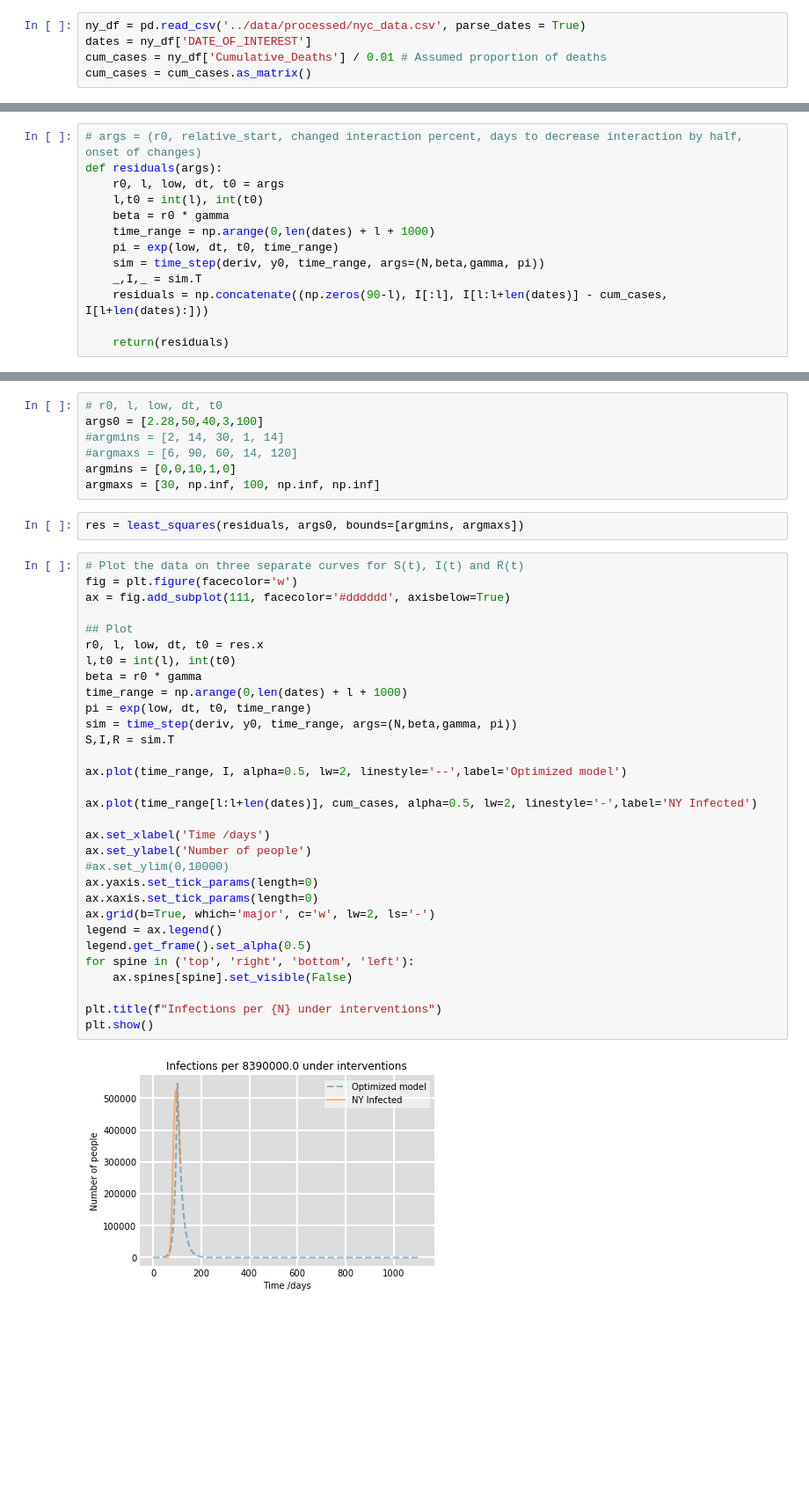
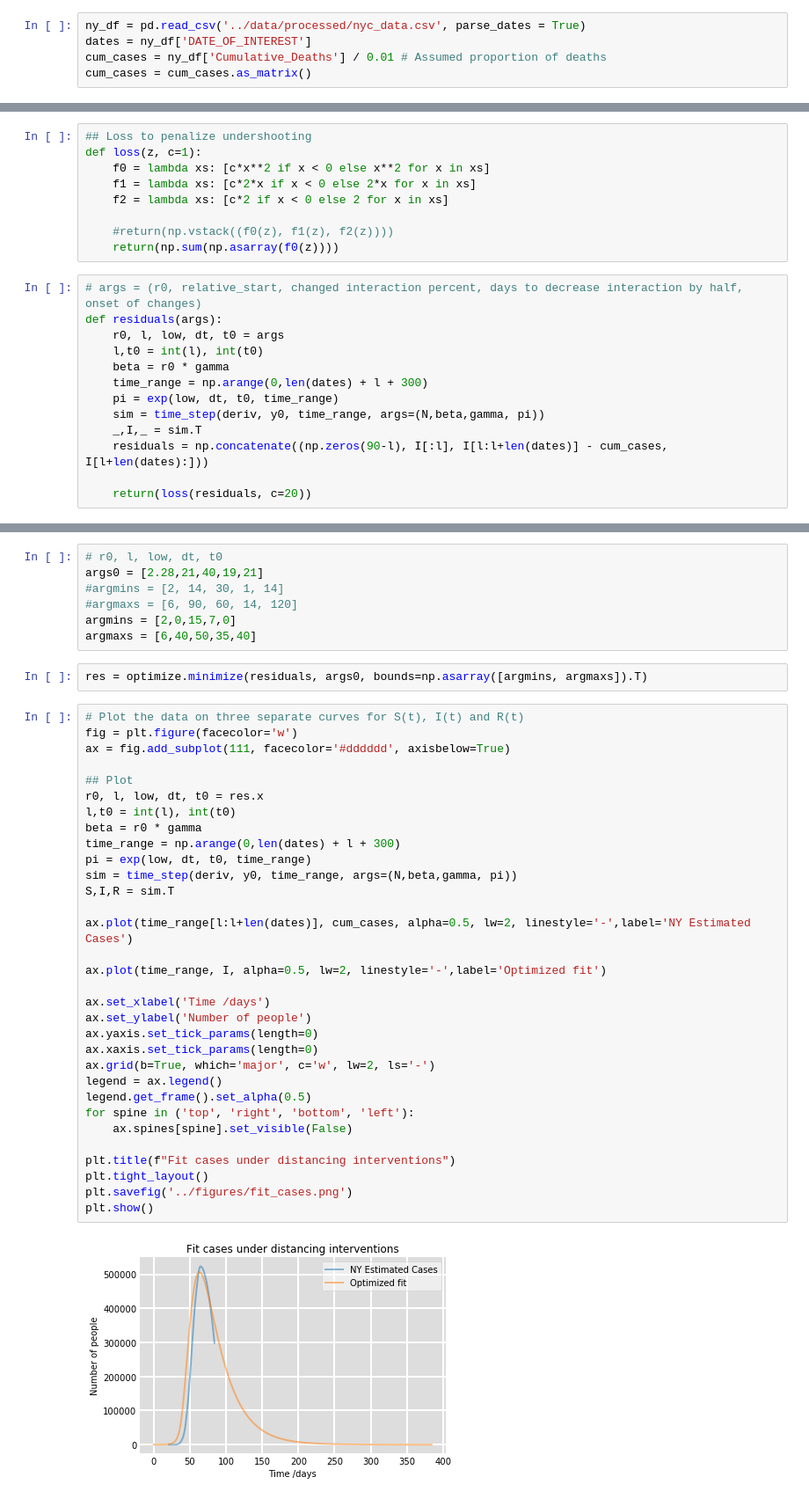
Before and after one commit to rflperry/553.738_final, a Jupyter notebook: notebooks/4-rp-optimize_nyc.ipynb, the cells around one changed output, grey strips where cells are left out. Shown at 88% size. Cells and saved outputs as stored; diff of their text form; blank space fills up the shorter version.

Commit message:
optimized

```diff
--- a/notebooks/4-rp-optimize_nyc.ipynb
+++ b/notebooks/4-rp-optimize_nyc.ipynb
@@ -57,16 +57,25 @@ def exp(low, dt, t0, ts):
     pi[t0:-1] = (1 - low/100) * np.exp(c*(ts[t0:]-ts[t0])) + low/100
 
     return(pi)
+# %%
+## Loss to penalize undershooting
+def loss(z, c=1):
+    f0 = lambda xs: [c*x**2 if x < 0 else x**2 for x in xs]
+    f1 = lambda xs: [c*2*x if x < 0 else 2*x for x in xs]
+    f2 = lambda xs: [c*2 if x < 0 else 2 for x in xs]
+
+    #return(np.vstack((f0(z), f1(z), f2(z))))
+    return(np.sum(np.asarray(f0(z))))
 # %%
 # args = (r0, relative_start, changed interaction percent, days to decrease interaction by half, onset of changes)
 def residuals(args):
     r0, l, low, dt, t0 = args
     l,t0 = int(l), int(t0)
     beta = r0 * gamma
-    time_range = np.arange(0,len(dates) + l + 1000)
+    time_range = np.arange(0,len(dates) + l + 300)
     pi = exp(low, dt, t0, time_range)
     sim = time_step(deriv, y0, time_range, args=(N,beta,gamma, pi))
     _,I,_ = sim.T
     residuals = np.concatenate((np.zeros(90-l), I[:l], I[l:l+len(dates)] - cum_cases, I[l+len(dates):]))
 
-    return(residuals)
+    return(loss(residuals, c=20))
@@ -73,42 +90,43 @@ def residuals(args):
 # %%
 # r0, l, low, dt, t0
-args0 = [2.28,50,40,3,100]
+args0 = [2.28,21,40,19,21]
 #argmins = [2, 14, 30, 1, 14]
 #argmaxs = [6, 90, 60, 14, 120]
-argmins = [0,0,10,1,0]
-argmaxs = [30, np.inf, 100, np.inf, np.inf]
+argmins = [2,0,15,7,0]
+argmaxs = [6,40,50,35,40]
 # %%
-res = least_squares(residuals, args0, bounds=[argmins, argmaxs])
+res = optimize.minimize(residuals, args0, bounds=np.asarray([argmins, argmaxs]).T)
 # %%
 # Plot the data on three separate curves for S(t), I(t) and R(t)
 fig = plt.figure(facecolor='w')
 ax = fig.add_subplot(111, facecolor='#dddddd', axisbelow=True)
 
 ## Plot
 r0, l, low, dt, t0 = res.x
 l,t0 = int(l), int(t0)
 beta = r0 * gamma
-time_range = np.arange(0,len(dates) + l + 1000)
+time_range = np.arange(0,len(dates) + l + 300)
 pi = exp(low, dt, t0, time_range)
 sim = time_step(deriv, y0, time_range, args=(N,beta,gamma, pi))
 S,I,R = sim.T
 
-ax.plot(time_range, I, alpha=0.5, lw=2, linestyle='--',label='Optimized model')
+ax.plot(time_range[l:l+len(dates)], cum_cases, alpha=0.5, lw=2, linestyle='-',label='NY Estimated Cases')
 
-ax.plot(time_range[l:l+len(dates)], cum_cases, alpha=0.5, lw=2, linestyle='-',label='NY Infected')
+ax.plot(time_range, I, alpha=0.5, lw=2, linestyle='-',label='Optimized fit')
 
 ax.set_xlabel('Time /days')
 ax.set_ylabel('Number of people')
-#ax.set_ylim(0,10000)
 ax.yaxis.set_tick_params(length=0)
 ax.xaxis.set_tick_params(length=0)
 ax.grid(b=True, which='major', c='w', lw=2, ls='-')
 legend = ax.legend()
 legend.get_frame().set_alpha(0.5)
 for spine in ('top', 'right', 'bottom', 'left'):
     ax.spines[spine].set_visible(False)
 
-plt.title(f"Infections per {N} under interventions")
+plt.title(f"Fit cases under distancing interventions")
+plt.tight_layout()
+plt.savefig('../figures/fit_cases.png')
 plt.show()
 # %% [output]
-[figure, old version]
+[figure, new version]
```
Also changed, not shown: parts of 8 cells of this notebook, 2 other files.
